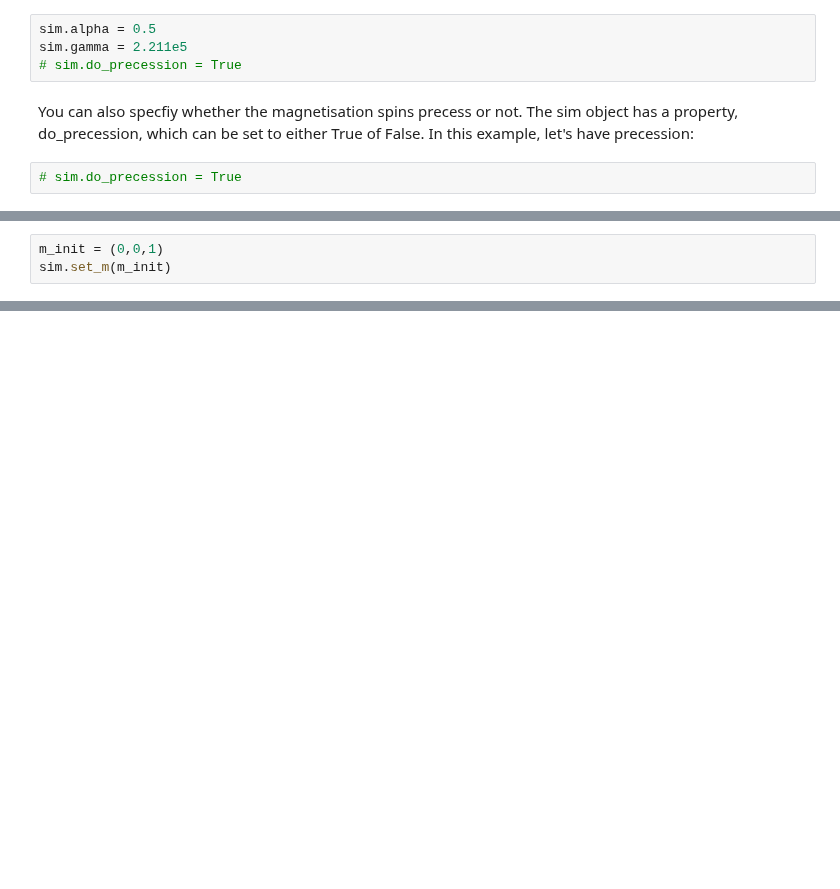
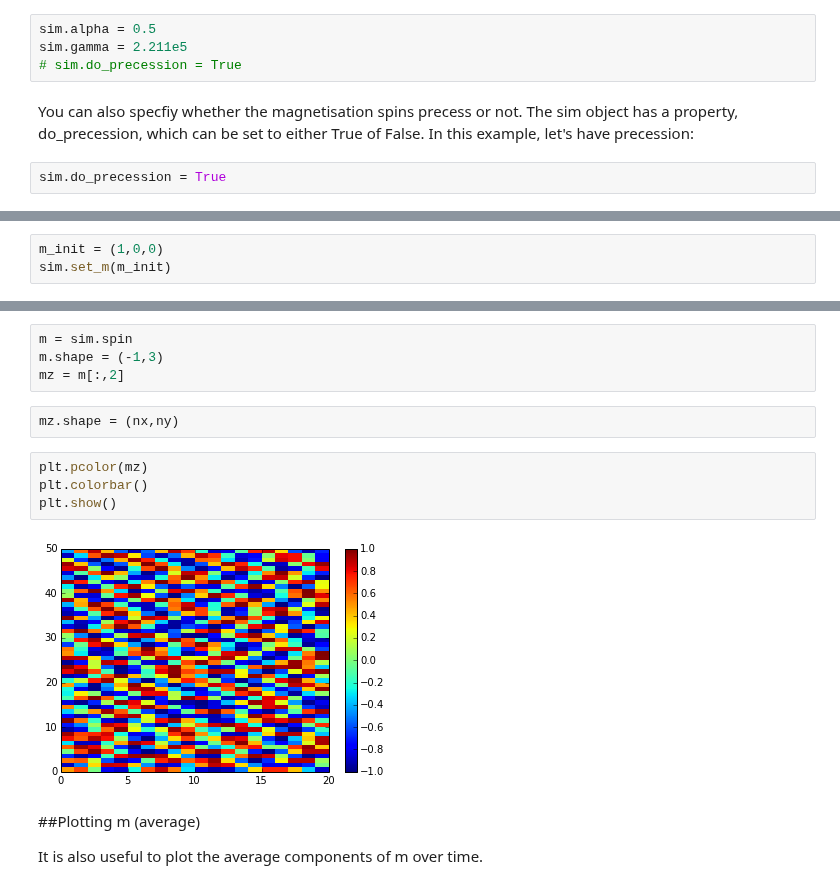
Before and after one commit to computationalmodelling/fidimag, a Jupyter notebook: doc/ipynb/tutorial-basics.ipynb, the cells around one changed output, grey strips where cells are left out. Drawn from its saved outputs; the diff is of its cells as text; blank space fills up the shorter version.

```diff
--- a/doc/ipynb/tutorial-basics.ipynb
+++ b/doc/ipynb/tutorial-basics.ipynb
@@ -131,5 +136,5 @@ sim.gamma = 2.211e5
 # %% [markdown]
 You can also specfiy whether the magnetisation spins precess or not. The sim object has a property, do_precession, which can be set to either True of False. In this example, let's have precession:
 # %%
-# sim.do_precession = True
+sim.do_precession = True
 # %% [markdown]
@@ -137,5 +142,5 @@ When both Hamiltonian and LLG equations are set, we need to set the intial magne
 # %%
-m_init = (0,0,1)
+m_init = (1,0,0)
 sim.set_m(m_init)
 # %% [markdown]
 ## Relaxing the Simulation
@@ -169,0 +227,16 @@ step=3, time=3e-11, max_dmdt=3.80091e-06 ode_step=3.89833e-13
+# %%
+m = sim.spin
+m.shape = (-1,3)
+mz = m[:,2]
+# %%
+mz.shape = (nx,ny)
+# %%
+plt.pcolor(mz)
+plt.colorbar()
+plt.show()
+# %% [output]
+[figure, added]
+# %% [markdown]
+##Plotting m (average)
+
+It is also useful to plot the average components of m over time.
```
Also changed, not shown: parts of 15 cells of this notebook.
